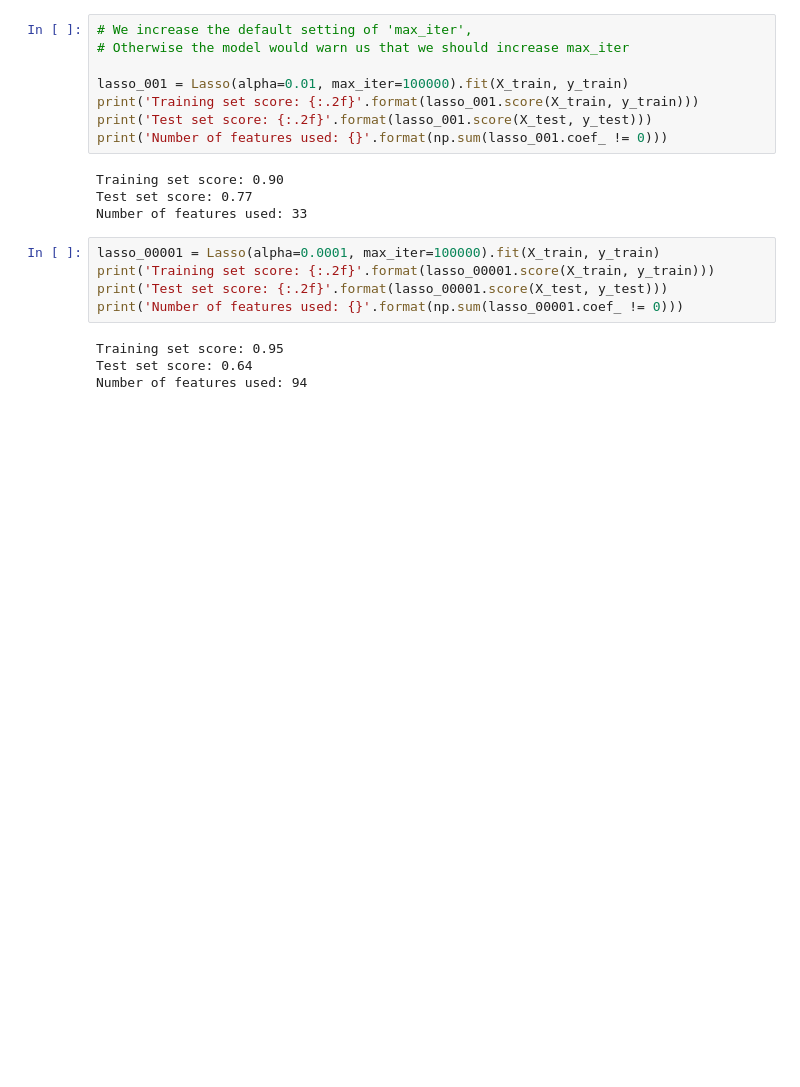
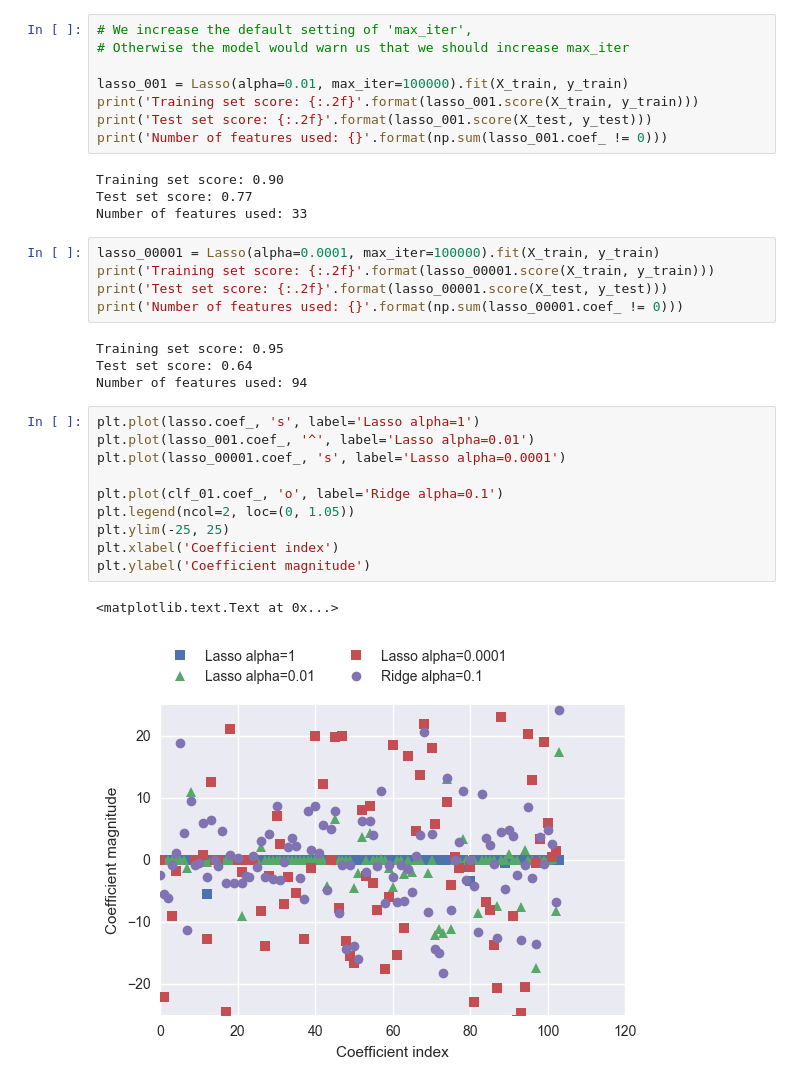
Before and after one commit to alvin319/book-notes, a Jupyter notebook: IntroductionToMachineLearningWithPython/supervised_learning.ipynb, the cells around one changed output. Saved outputs shown, nothing was run; the diff lists cells and outputs as text; blank space fills up the shorter version.

```diff
--- a/IntroductionToMachineLearningWithPython/supervised_learning.ipynb
+++ b/IntroductionToMachineLearningWithPython/supervised_learning.ipynb
@@ -298,3 +298,16 @@ print('Number of features used: {}'.format(np.sum(lasso_00001.coef_ != 0)))
 Training set score: 0.95
 Test set score: 0.64
 Number of features used: 94
+# %%
+plt.plot(lasso.coef_, 's', label='Lasso alpha=1')
+plt.plot(lasso_001.coef_, '^', label='Lasso alpha=0.01')
+plt.plot(lasso_00001.coef_, 's', label='Lasso alpha=0.0001')
+
+plt.plot(clf_01.coef_, 'o', label='Ridge alpha=0.1')
+plt.legend(ncol=2, loc=(0, 1.05))
+plt.ylim(-25, 25)
+plt.xlabel('Coefficient index')
+plt.ylabel('Coefficient magnitude')
+# %% [output]
+<matplotlib.text.Text at 0x...>
+[figure, added]
```
Also changed, not shown: parts of 25 cells of this notebook, 3 other files.
